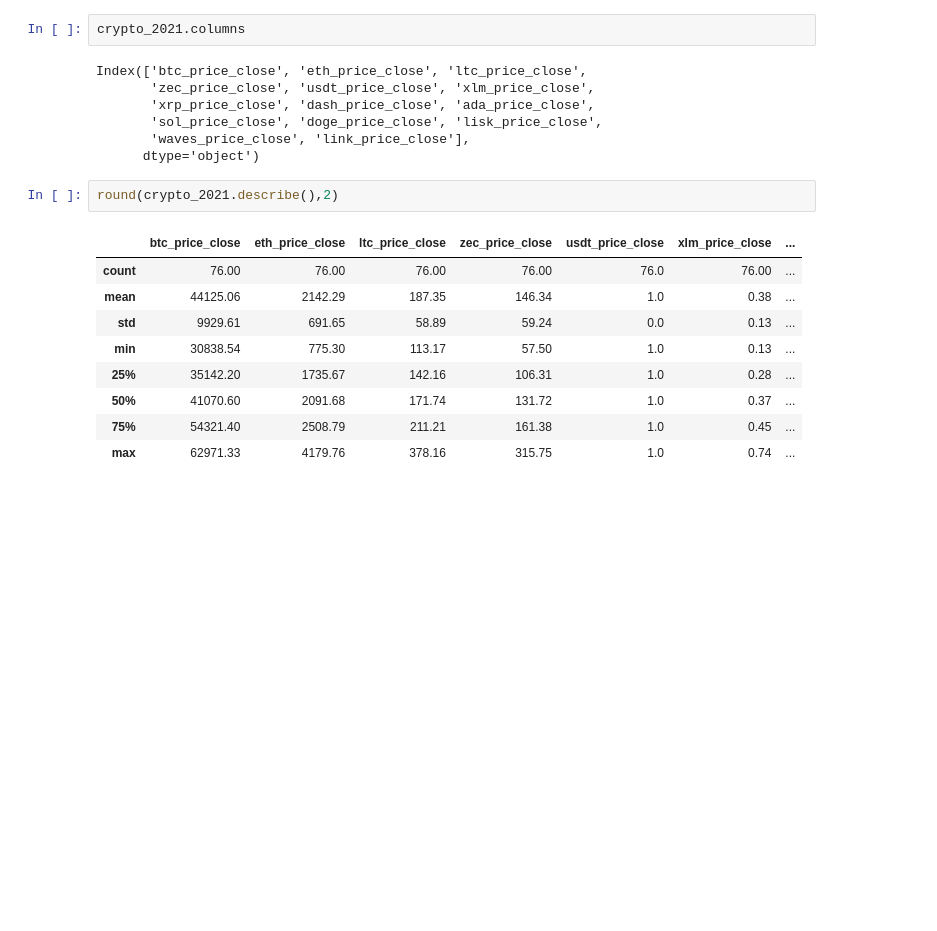
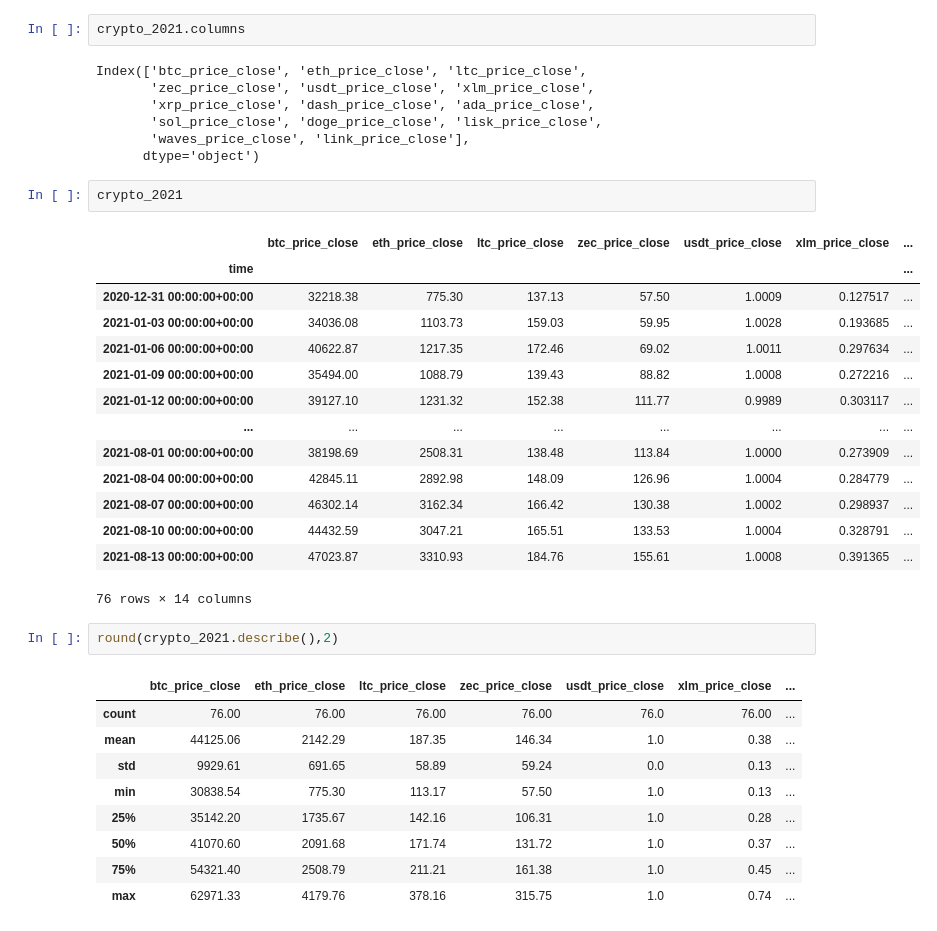
Before and after one commit to nathanduft44/Crypto_Corrisk, a Jupyter notebook: Nate_space/2021_extra_analysis.ipynb, the cells around one changed output. Saved outputs shown, nothing was run; the diff lists cells and outputs as text; blank space fills up the shorter version.

```diff
--- a/Nate_space/2021_extra_analysis.ipynb
+++ b/Nate_space/2021_extra_analysis.ipynb
@@ -26,6 +23,23 @@ Index(['btc_price_close', 'eth_price_close', 'ltc_price_close',
        'sol_price_close', 'doge_price_close', 'lisk_price_close',
        'waves_price_close', 'link_price_close'],
       dtype='object')
+# %%
+crypto_2021
+# %% [output]
+|  | btc_price_close | eth_price_close | ltc_price_close | zec_price_close | usdt_price_close | xlm_price_close | ... |
+| time |  |  |  |  |  |  | ... |
+| 2020-12-31 00:00:00+00:00 | 32218.38 | 775.30 | 137.13 | 57.50 | 1.0009 | 0.127517 | ... |
+| 2021-01-03 00:00:00+00:00 | 34036.08 | 1103.73 | 159.03 | 59.95 | 1.0028 | 0.193685 | ... |
+| 2021-01-06 00:00:00+00:00 | 40622.87 | 1217.35 | 172.46 | 69.02 | 1.0011 | 0.297634 | ... |
+| 2021-01-09 00:00:00+00:00 | 35494.00 | 1088.79 | 139.43 | 88.82 | 1.0008 | 0.272216 | ... |
+| 2021-01-12 00:00:00+00:00 | 39127.10 | 1231.32 | 152.38 | 111.77 | 0.9989 | 0.303117 | ... |
+| ... | ... | ... | ... | ... | ... | ... | ... |
+| 2021-08-01 00:00:00+00:00 | 38198.69 | 2508.31 | 138.48 | 113.84 | 1.0000 | 0.273909 | ... |
+| 2021-08-04 00:00:00+00:00 | 42845.11 | 2892.98 | 148.09 | 126.96 | 1.0004 | 0.284779 | ... |
+| 2021-08-07 00:00:00+00:00 | 46302.14 | 3162.34 | 166.42 | 130.38 | 1.0002 | 0.298937 | ... |
+| 2021-08-10 00:00:00+00:00 | 44432.59 | 3047.21 | 165.51 | 133.53 | 1.0004 | 0.328791 | ... |
+| 2021-08-13 00:00:00+00:00 | 47023.87 | 3310.93 | 184.76 | 155.61 | 1.0008 | 0.391365 | ... |
+76 rows × 14 columns
 # %%
 round(crypto_2021.describe(),2)
 # %% [output]
```
Also changed, not shown: parts of 10 cells of this notebook.
